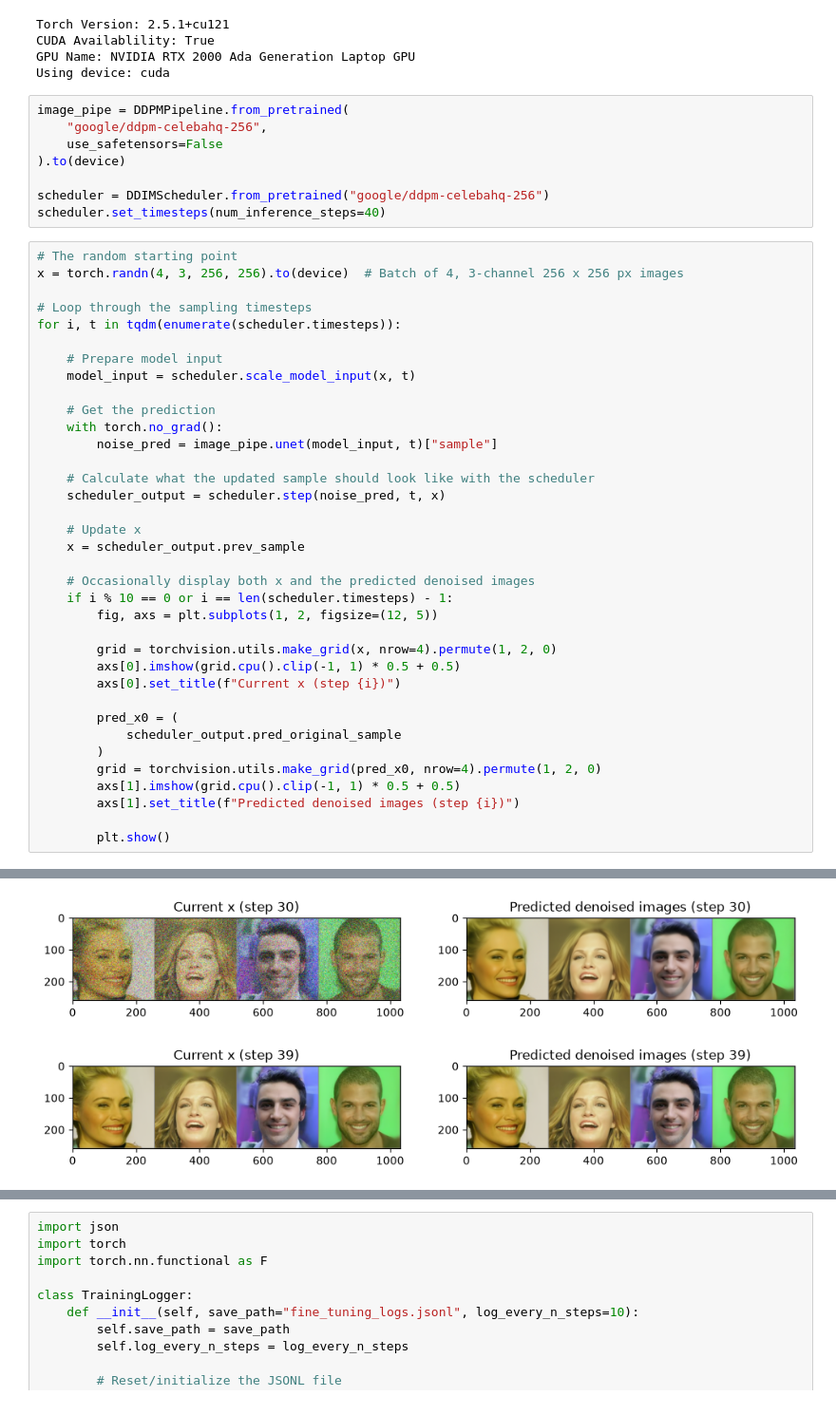
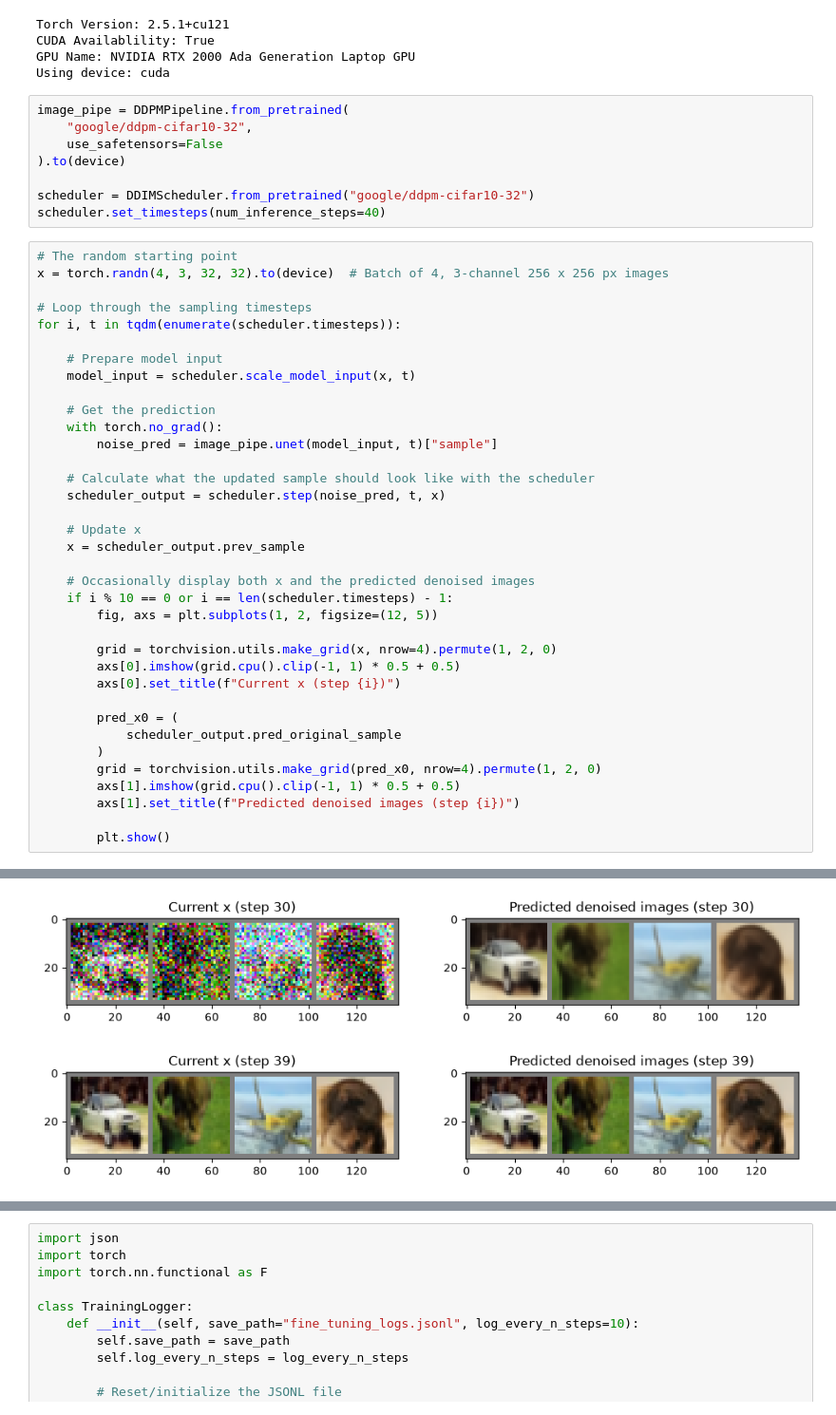
Before and after one commit to FlyingMatrix/diffusion, a Jupyter notebook: diffusion-fine-tuning.ipynb, the cells around one changed output, grey strips where cells are left out. Shown at 95% size. Cells and saved outputs as stored; diff of their text form.

```diff
--- a/diffusion-fine-tuning.ipynb
+++ b/diffusion-fine-tuning.ipynb
@@ -28,15 +28,15 @@ GPU Name: NVIDIA RTX 2000 Ada Generation Laptop GPU
 Using device: cuda
 # %%
 image_pipe = DDPMPipeline.from_pretrained(
-    "google/ddpm-celebahq-256",
+    "google/ddpm-cifar10-32",
     use_safetensors=False
 ).to(device)
 
-scheduler = DDIMScheduler.from_pretrained("google/ddpm-celebahq-256")
+scheduler = DDIMScheduler.from_pretrained("google/ddpm-cifar10-32")
 scheduler.set_timesteps(num_inference_steps=40)
 # %%
 # The random starting point
-x = torch.randn(4, 3, 256, 256).to(device)  # Batch of 4, 3-channel 256 x 256 px images
+x = torch.randn(4, 3, 32, 32).to(device)  # Batch of 4, 3-channel 256 x 256 px images
 
 # Loop through the sampling timesteps
 for i, t in tqdm(enumerate(scheduler.timesteps)):
@@ -77,4 +77,4 @@ for i, t in tqdm(enumerate(scheduler.timesteps)):
-[figure, old version]
+[figure, new version]
-[figure, old version]
+[figure, new version]
 # %%
 image_pipe.scheduler = scheduler
```
Also changed, not shown: parts of 8 cells of this notebook.
